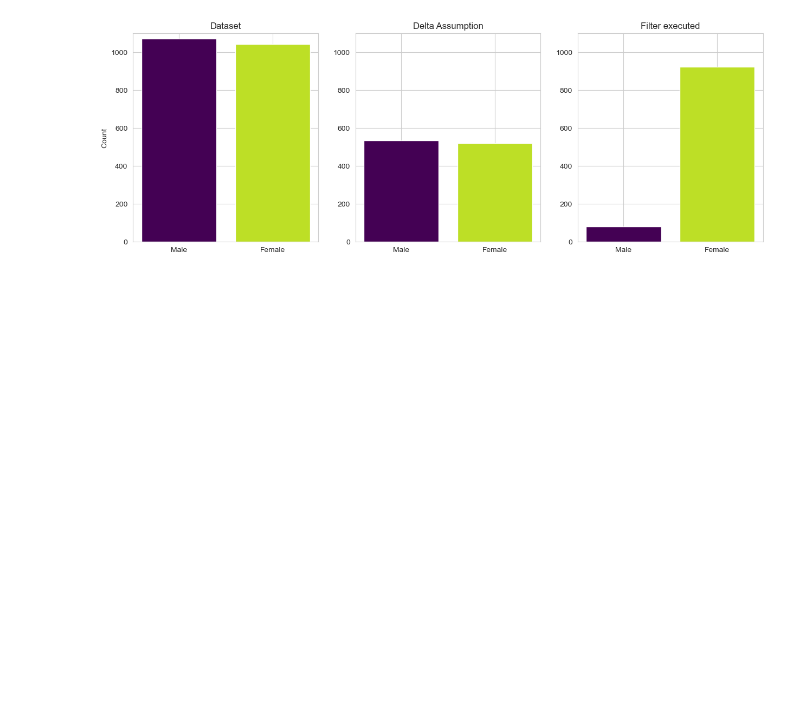
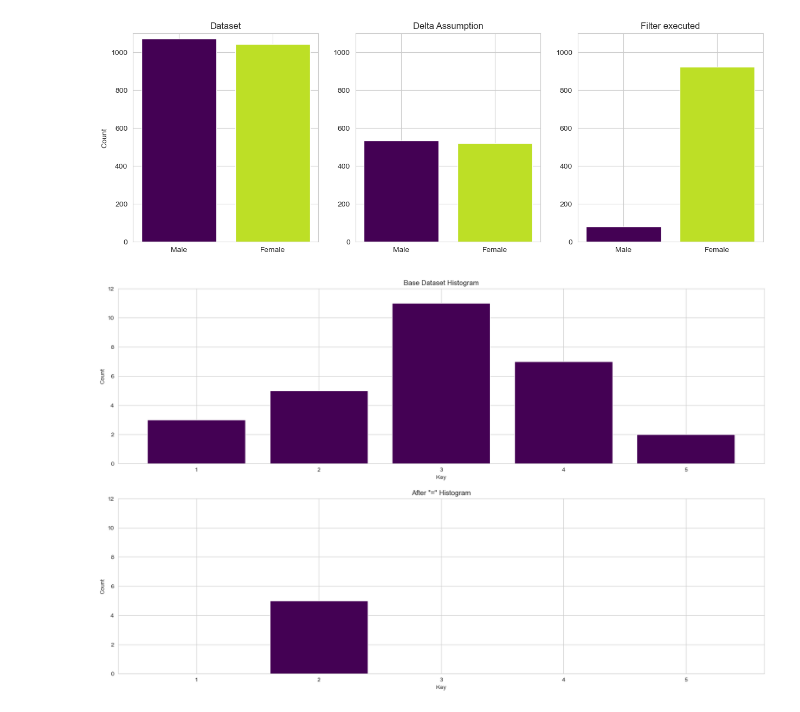
Before and after one commit to starteNCS/AlliumSativum, a Jupyter notebook: data_analysis/data_analysis/graph_generation_for_thesis.ipynb, the cells around one changed output. Drawn from its saved outputs; the diff is of its cells as text; code cells hidden in the pictures; blank space fills up the shorter version.

```diff
--- a/data_analysis/data_analysis/graph_generation_for_thesis.ipynb
+++ b/data_analysis/data_analysis/graph_generation_for_thesis.ipynb
@@ -40,3 +40,40 @@ plt.show()
 plt.close()
 # %% [output]
 [figure]
+# %%
+# FOR EQUALS
+
+
+import pandas as pd
+import matplotlib.pyplot as plt
+import seaborn as sns
+import numpy as np
+
+colors = plt.cm.viridis(np.linspace(0, 0.9, 2))
+fig, (ax1, ax2) = plt.subplots(2, 1, figsize=(20, 12))
+
+dataset_x = [1, 2, 3, 4, 5]
+dataset = [3, 5, 11, 7, 2]
+
+ax1.bar(dataset_x, dataset, color=colors[0])
+
+ax1.set_ylabel('Count')
+ax1.set_xlabel('Key')
+ax1.set_ylim(0, 12)
+ax1.set_title('Base Dataset Histogram')
+
+
+after_dataset = [0, 5, 0, 0, 0]
+
+ax2.bar(dataset_x, after_dataset, color=colors[0])
+
+ax2.set_ylabel('Count')
+ax2.set_xlabel('Key')
+ax2.set_ylim(0, 12)
+ax2.set_title('After "=" Histogram')
+
+plt.savefig('images/thesis/presentation/select_equal.svg', bbox_inches='tight', pad_inches=0.1)
+plt.show()
+plt.close()
+# %% [output]
+[figure, added]
```
Also changed, not shown: parts of 5 cells of this notebook, 43 other files.
